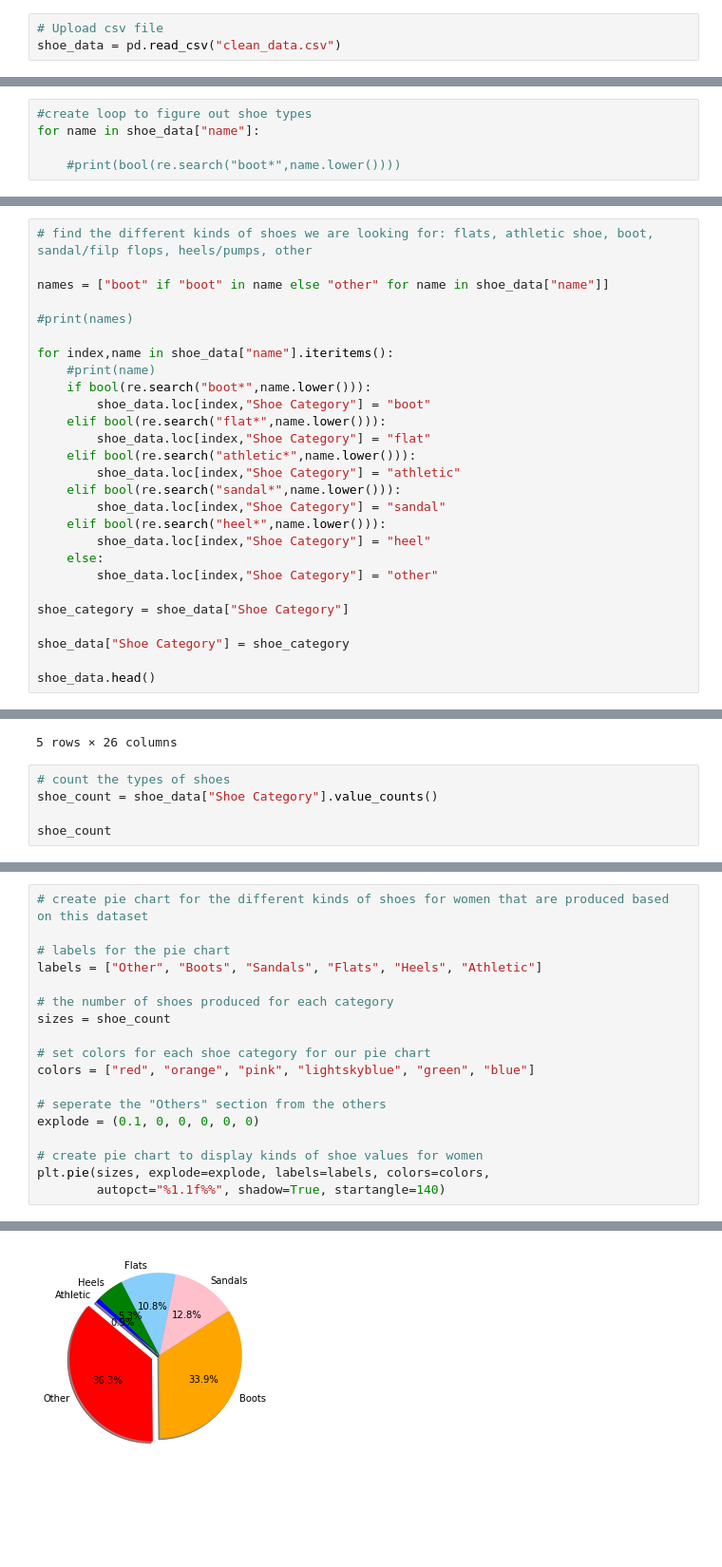
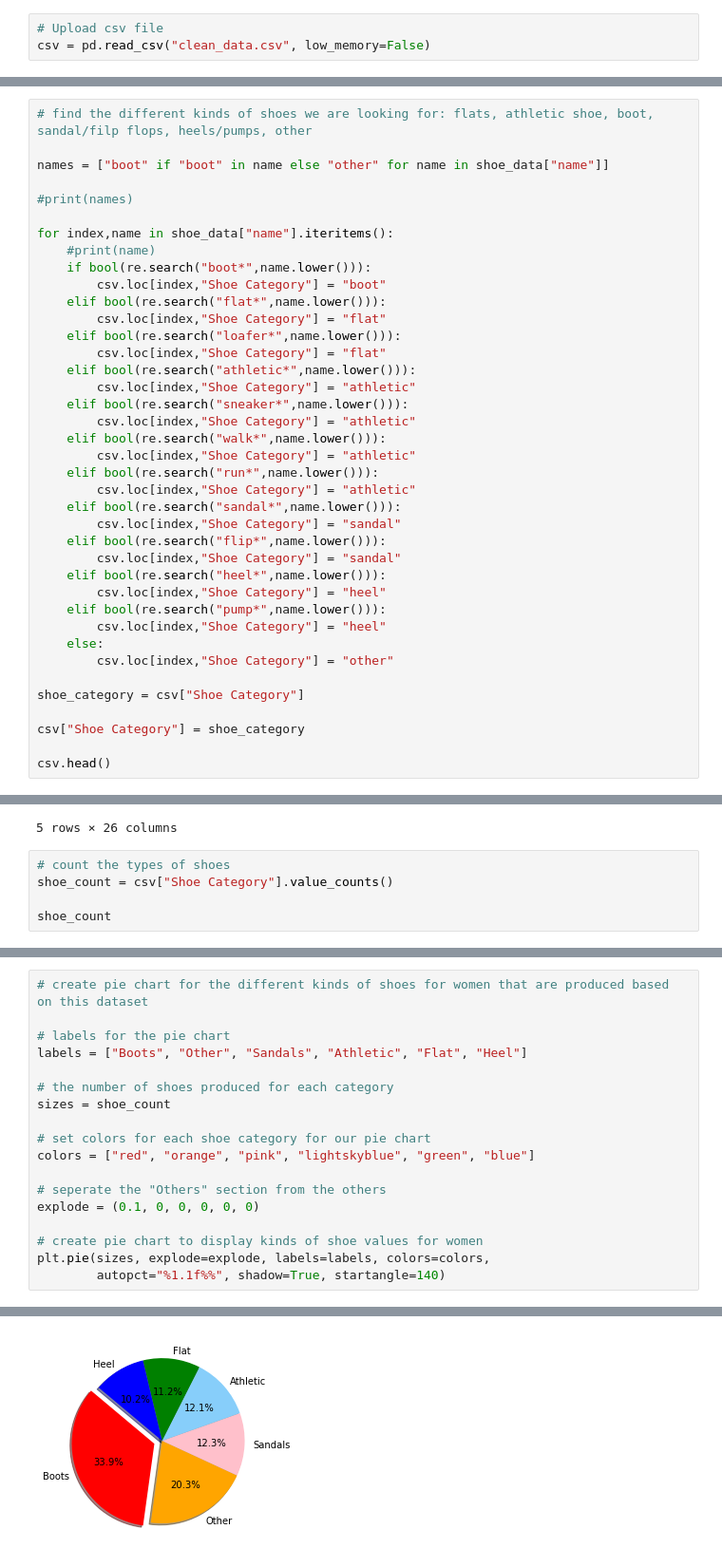
Before and after one commit to rjharris2020/Project_1, a Jupyter notebook: Shoes_Galore.ipynb, the cells around one changed output, grey strips where cells are left out. Shown at 95% size. Cells and saved outputs as stored; diff of their text form; blank space fills up the shorter version.

```diff
--- a/Shoes_Galore.ipynb
+++ b/Shoes_Galore.ipynb
@@ -8,6 +8,6 @@ from scipy.stats import linregress
 import re
 # %%
 # Upload csv file
-shoe_data = pd.read_csv("clean_data.csv")
+csv = pd.read_csv("clean_data.csv", low_memory=False)
 # %%
 # display data
@@ -20,8 +20,3 @@ shoe_data.head()
 | 3 | AVpe3xOJLJeJML43xIBp | Brinley Co. | Shoes | Brown,Pink,Blush,Black,Grey | 870000000000 | Brinley Co. | Womens Pointed Toe Strappy Gladia... | 19.95 | ... |
 | 4 | AVpe3xOJLJeJML43xIBp | Brinley Co. | Shoes | Brown,Pink,Blush,Black,Grey | 870000000000 | Brinley Co. | Womens Pointed Toe Strappy Gladia... | 19.95 | ... |
 5 rows × 25 columns
-# %%
-#create loop to figure out shoe types
-for name in shoe_data["name"]:
-
-    #print(bool(re.search("boot*",name.lower())))
@@ -37,23 +30,35 @@ names = ["boot" if "boot" in name else "other" for name in shoe_data["name"]]
 for index,name in shoe_data["name"].iteritems():
     #print(name)
     if bool(re.search("boot*",name.lower())):
-        shoe_data.loc[index,"Shoe Category"] = "boot"
+        csv.loc[index,"Shoe Category"] = "boot"
     elif bool(re.search("flat*",name.lower())):
-        shoe_data.loc[index,"Shoe Category"] = "flat"
+        csv.loc[index,"Shoe Category"] = "flat"
+    elif bool(re.search("loafer*",name.lower())):
+        csv.loc[index,"Shoe Category"] = "flat"
     elif bool(re.search("athletic*",name.lower())):
-        shoe_data.loc[index,"Shoe Category"] = "athletic"
+        csv.loc[index,"Shoe Category"] = "athletic"
+    elif bool(re.search("sneaker*",name.lower())):
+        csv.loc[index,"Shoe Category"] = "athletic"
+    elif bool(re.search("walk*",name.lower())):
+        csv.loc[index,"Shoe Category"] = "athletic"
+    elif bool(re.search("run*",name.lower())):
+        csv.loc[index,"Shoe Category"] = "athletic"
     elif bool(re.search("sandal*",name.lower())):
-        shoe_data.loc[index,"Shoe Category"] = "sandal"
+        csv.loc[index,"Shoe Category"] = "sandal"
+    elif bool(re.search("flip*",name.lower())):
+        csv.loc[index,"Shoe Category"] = "sandal"
     elif bool(re.search("heel*",name.lower())):
-        shoe_data.loc[index,"Shoe Category"] = "heel"
+        csv.loc[index,"Shoe Category"] = "heel"
+    elif bool(re.search("pump*",name.lower())):
+        csv.loc[index,"Shoe Category"] = "heel"
     else:
-        shoe_data.loc[index,"Shoe Category"] = "other"
+        csv.loc[index,"Shoe Category"] = "other"
 
-shoe_category = shoe_data["Shoe Category"]
+shoe_category = csv["Shoe Category"]
 
-shoe_data["Shoe Category"] = shoe_category
+csv["Shoe Category"] = shoe_category
 
-shoe_data.head()
+csv.head()
 # %% [output]
 |  | id | brand | primaryCategories | colors | ean / upc | manufacturer | name | prices.amountMax | ... |
 | 0 | AV2A4MxtvKc47QAVol_G | Nomad | Shoes | Bluewhite Flower Burst,Blue/White... | 638000000000 | Nomad Footwear | Women's Puddles Boot | 36.00 | ... |
@@ -64,7 +69,7 @@ shoe_data.head()
 5 rows × 26 columns
 # %%
 # count the types of shoes
-shoe_count = shoe_data["Shoe Category"].value_counts()
+shoe_count = csv["Shoe Category"].value_counts()
 
 shoe_count
 # %% [output]
@@ -79,7 +84,7 @@ Name: Shoe Category, dtype: int64
 # create pie chart for the different kinds of shoes for women that are produced based on this dataset
 
 # labels for the pie chart
-labels = ["Other", "Boots", "Sandals", "Flats", "Heels", "Athletic"]
+labels = ["Boots", "Other", "Sandals", "Athletic", "Flat", "Heel"]
 
 # the number of shoes produced for each category
 sizes = shoe_count
@@ -115,3 +120,3 @@ plt.pie(sizes, explode=explode, labels=labels, colors=colors,
-[figure, old version]
+[figure, new version]
 # %%
 # list the brand that produces the highest number of shoes based on frequency
```
Also changed, not shown: parts of 5 cells of this notebook, 1 other file.
